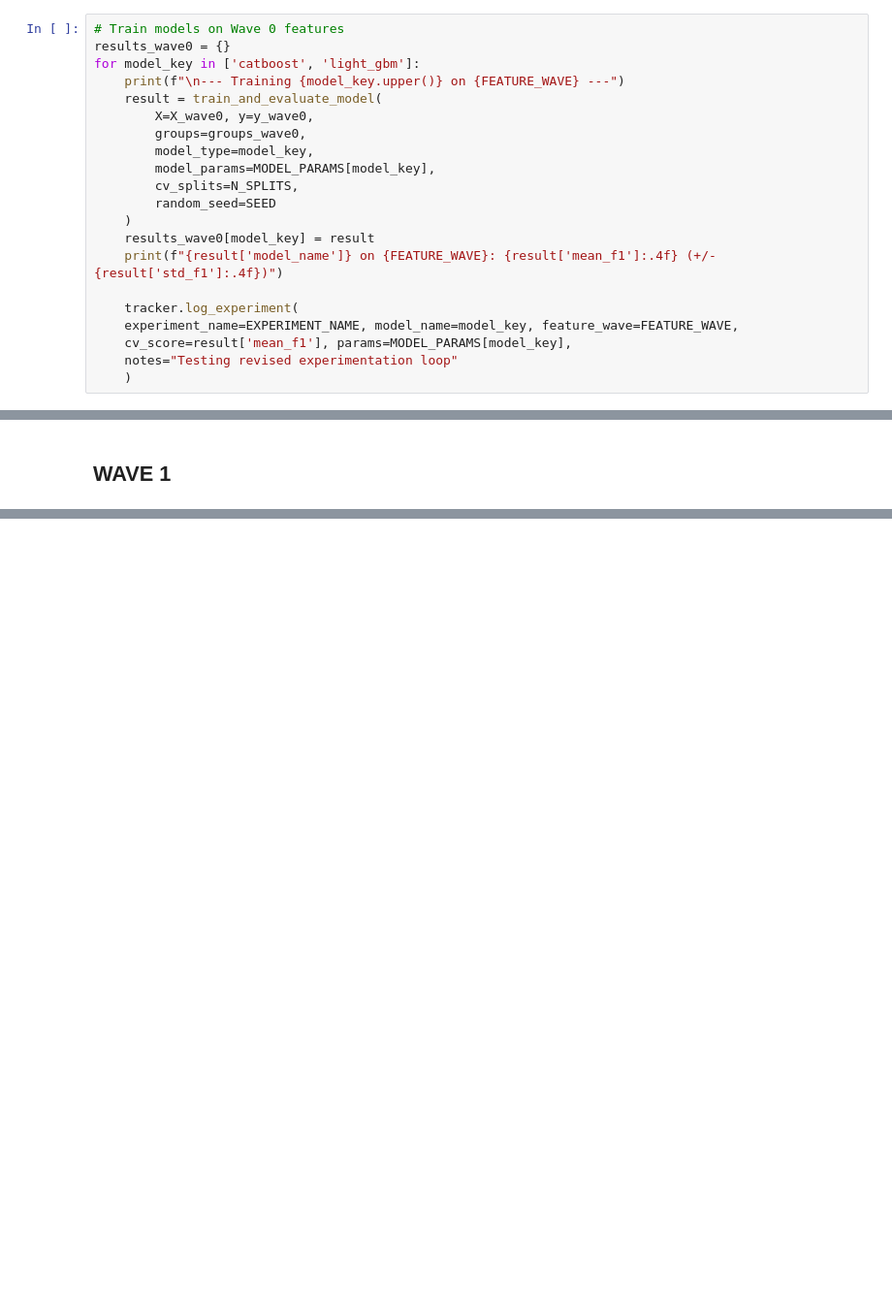
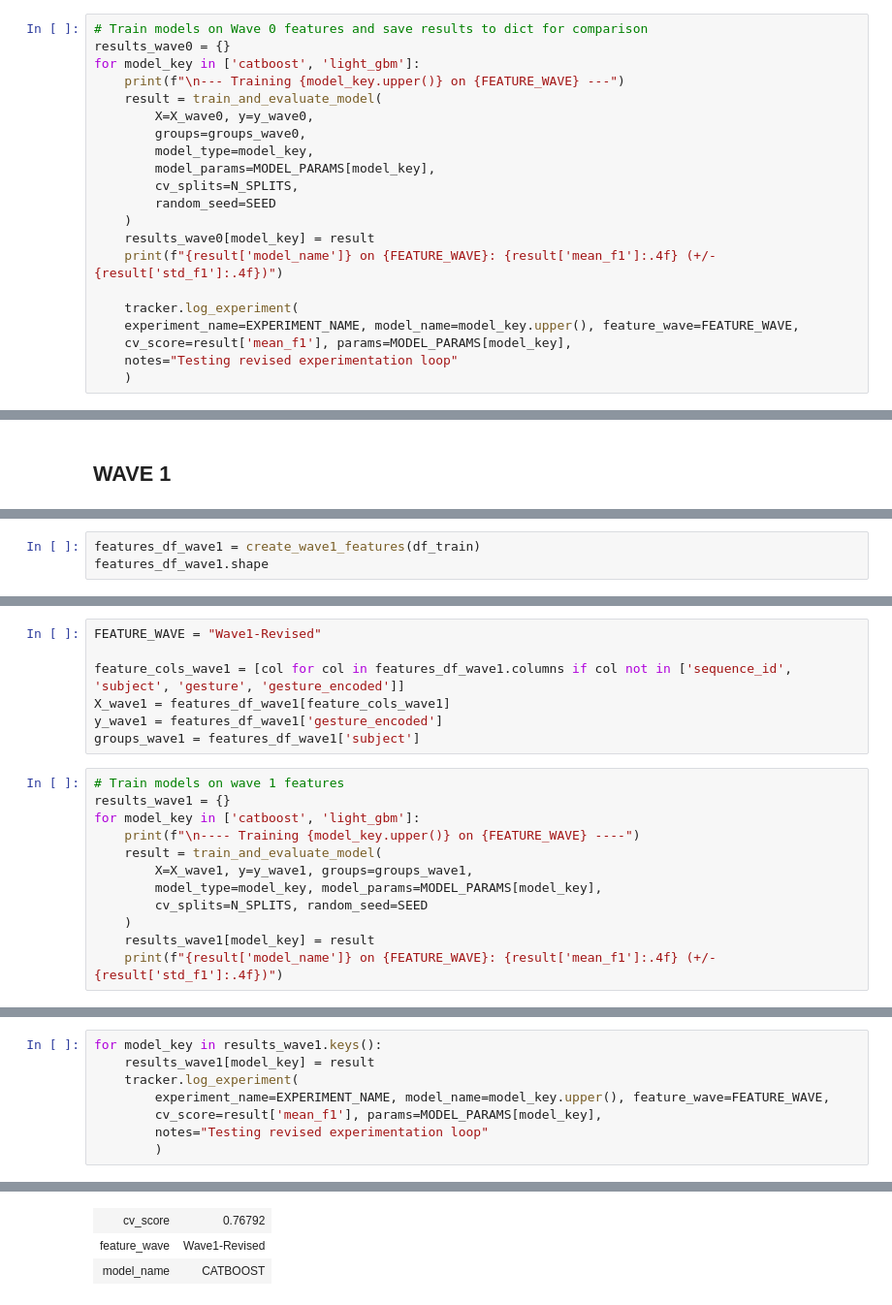
Before and after one commit to bachaudhry/kaggle-cmi-detect-behavior, a Jupyter notebook: notebooks/02-revised-baseline.ipynb, the cells around one changed output, grey strips where cells are left out. Shown at 97% size. Cells and saved outputs as stored; diff of their text form; blank space fills up the shorter version.

Commit message:
Train wave 1 and setup model comparisons

```diff
--- a/notebooks/02-revised-baseline.ipynb
+++ b/notebooks/02-revised-baseline.ipynb
@@ -338,7 +338,7 @@ X_wave0 = features_df_wave0[feature_cols_wave0]
 y_wave0 = features_df_wave0['gesture_encoded']
 groups_wave0 = features_df_wave0['subject']
 # %%
-# Train models on Wave 0 features
+# Train models on Wave 0 features and save results to dict for comparison
 results_wave0 = {}
 for model_key in ['catboost', 'light_gbm']:
     print(f"\n--- Training {model_key.upper()} on {FEATURE_WAVE} ---")
@@ -354,7 +354,7 @@ for model_key in ['catboost', 'light_gbm']:
     print(f"{result['model_name']} on {FEATURE_WAVE}: {result['mean_f1']:.4f} (+/- {result['std_f1']:.4f})")
 
     tracker.log_experiment(
-    experiment_name=EXPERIMENT_NAME, model_name=model_key, feature_wave=FEATURE_WAVE,
+    experiment_name=EXPERIMENT_NAME, model_name=model_key.upper(), feature_wave=FEATURE_WAVE,
     cv_score=result['mean_f1'], params=MODEL_PARAMS[model_key],
     notes="Testing revised experimentation loop"
     )
@@ -392,0 +458,3 @@ Run summary:
+# %%
+features_df_wave1 = create_wave1_features(df_train)
+features_df_wave1.shape
@@ -392,0 +488,19 @@ Run summary:
+# %%
+FEATURE_WAVE = "Wave1-Revised"
+
+feature_cols_wave1 = [col for col in features_df_wave1.columns if col not in ['sequence_id', 'subject', 'gesture', 'gesture_encoded']]
+X_wave1 = features_df_wave1[feature_cols_wave1]
+y_wave1 = features_df_wave1['gesture_encoded']
+groups_wave1 = features_df_wave1['subject']
+# %%
+# Train models on wave 1 features
+results_wave1 = {}
+for model_key in ['catboost', 'light_gbm']:
+    print(f"\n---- Training {model_key.upper()} on {FEATURE_WAVE} ----")
+    result = train_and_evaluate_model(
+        X=X_wave1, y=y_wave1, groups=groups_wave1,
+        model_type=model_key, model_params=MODEL_PARAMS[model_key],
+        cv_splits=N_SPLITS, random_seed=SEED
+    )
+    results_wave1[model_key] = result
+    print(f"{result['model_name']} on {FEATURE_WAVE}: {result['mean_f1']:.4f} (+/- {result['std_f1']:.4f})")
@@ -392,0 +525,9 @@ Run summary:
+# %%
+for model_key in results_wave1.keys():
+    results_wave1[model_key] = result
+    tracker.log_experiment(
+        experiment_name=EXPERIMENT_NAME, model_name=model_key.upper(), feature_wave=FEATURE_WAVE,
+        cv_score=result['mean_f1'], params=MODEL_PARAMS[model_key],
+        notes="Testing revised experimentation loop"
+        )
+# %% [output]
@@ -392,0 +544,3 @@ Run summary:
+| cv_score | 0.76792 |
+| feature_wave | Wave1-Revised |
+| model_name | CATBOOST |
```
Also changed, not shown: parts of 9 cells of this notebook.
